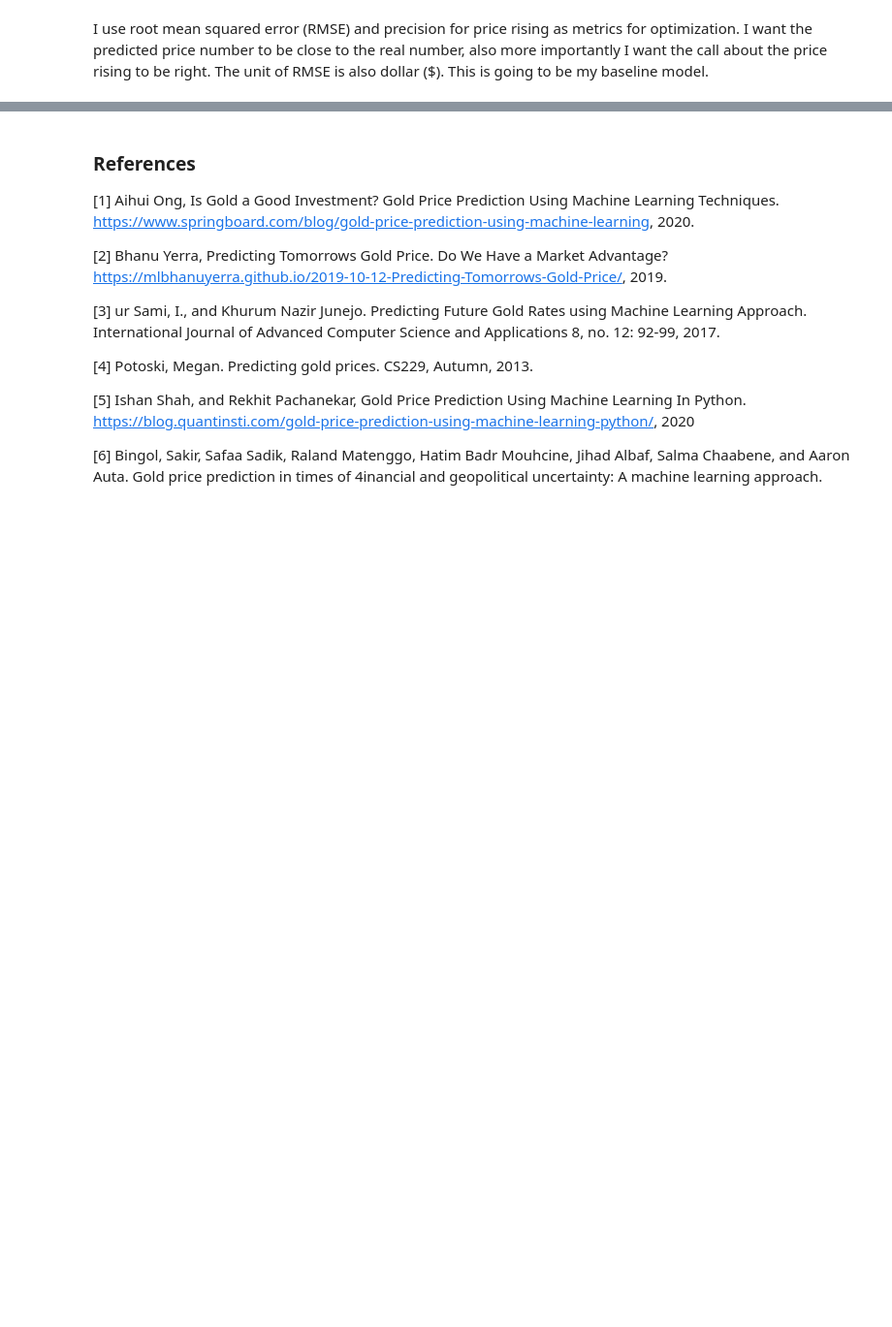
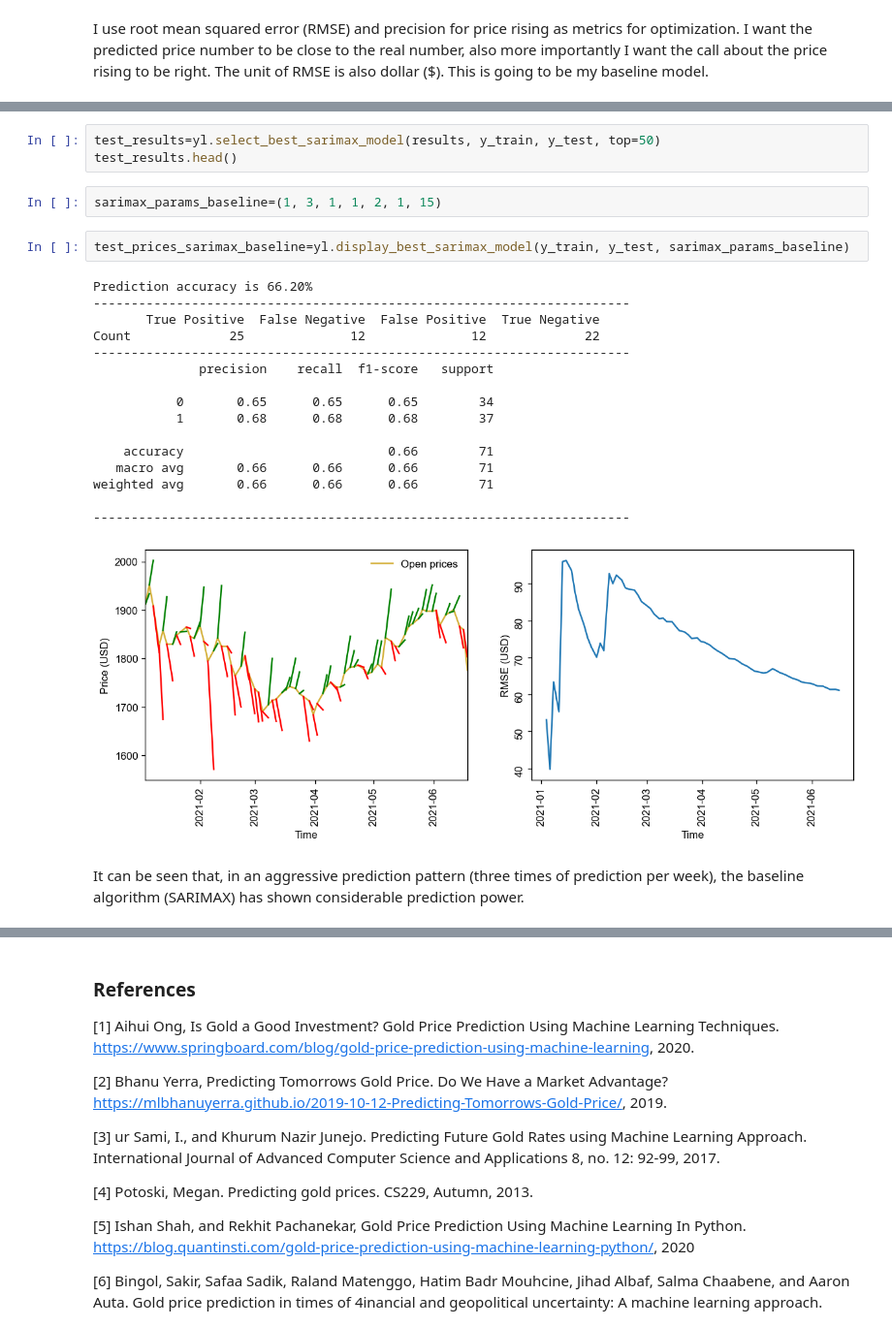
Before and after one commit to corrimare/gold, a Jupyter notebook: notebooks/gold.ipynb, the cells around one changed output, grey strips where cells are left out. Shown at 97% size. Saved outputs shown, nothing was run; the diff lists cells and outputs as text; blank space fills up the shorter version.

```diff
--- a/notebooks/gold.ipynb
+++ b/notebooks/gold.ipynb
@@ -186,0 +150,26 @@ I use root mean squared error (RMSE) and precision for price rising as metrics f
+# %%
+test_results=yl.select_best_sarimax_model(results, y_train, y_test, top=50)
+test_results.head()
+# %%
+sarimax_params_baseline=(1, 3, 1, 1, 2, 1, 15)
+# %%
+test_prices_sarimax_baseline=yl.display_best_sarimax_model(y_train, y_test, sarimax_params_baseline)
+# %% [output]
+Prediction accuracy is 66.20%
+-----------------------------------------------------------------------
+       True Positive  False Negative  False Positive  True Negative
+Count             25              12              12             22
+-----------------------------------------------------------------------
+              precision    recall  f1-score   support
+
+           0       0.65      0.65      0.65        34
+           1       0.68      0.68      0.68        37
+
+    accuracy                           0.66        71
+   macro avg       0.66      0.66      0.66        71
+weighted avg       0.66      0.66      0.66        71
+
+-----------------------------------------------------------------------
+[figure, added]
+# %% [markdown]
+It can be seen that, in an aggressive prediction pattern (three times of prediction per week), the baseline algorithm (SARIMAX) has shown considerable prediction power.
```
Also changed, not shown: parts of 66 cells of this notebook.
